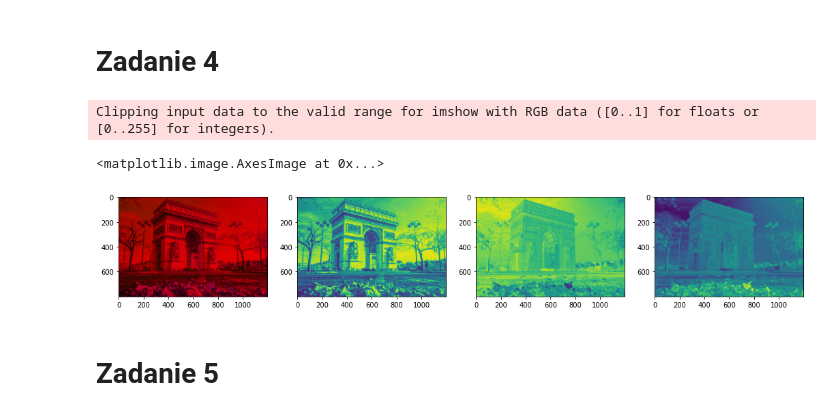
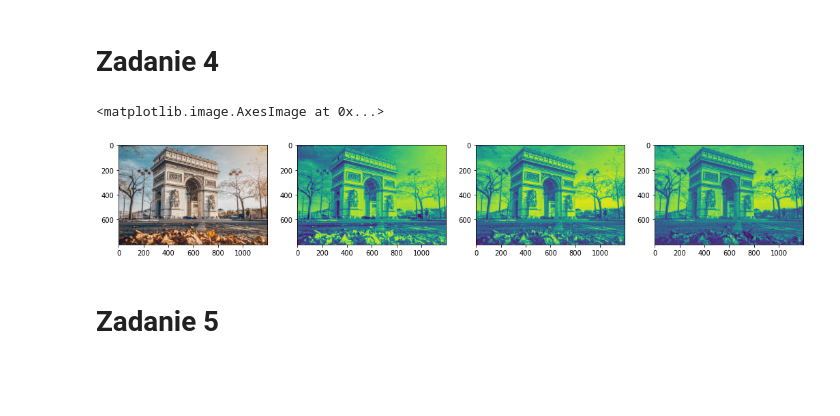
Before and after one commit to BartoszRudnik/InzynieriaObrazow, a Jupyter notebook: lab3/rozwiązania.ipynb, the cells around one changed output. Saved outputs shown, nothing was run; the diff lists cells and outputs as text; code cells hidden in the pictures; blank space fills up the shorter version.

```diff
--- a/lab3/rozwiązania.ipynb
+++ b/lab3/rozwiązania.ipynb
@@ -39,15 +39,16 @@ new_image = np.array(image, dtype='float32')
 new_image /= 255
 
 matrix = [
-    [0.393, 0.349, 0.272],
-    [0.769, 0.689, 0.534],
-    [0.189, 0.168, 0.131],
+    [0.393, 0.769, 0.189],
+    [0.349, 0.689, 0.168],
+    [0.272, 0.534, 0.131],
 ]
-
-new_image = np.dot(new_image, matrix)
 
 for i in range(len(new_image)):
     for j in range(len(new_image[i])):
+        new_image[i][j][0] = np.dot(matrix[0], new_image[i][j])
+        new_image[i][j][1] = np.dot(matrix[1], new_image[i][j])
+        new_image[i][j][2] = np.dot(matrix[2], new_image[i][j])
         for z in range(len(new_image[i][j])):
             if new_image[i][j][z] > 1:
                 new_image[i][j][z] = 1
@@ -98,51 +110,59 @@ from matplotlib import pyplot as plt
 plt.rcParams["figure.figsize"] = (18, 10)
 fig, ax = plt.subplots(1, 4)
 
 image = cv.imread("images/example.jpg")
 image = cv.cvtColor(image, cv.COLOR_BGR2RGB)
 
-new_image = np.array(image, dtype='float32')
-new_image /= 255
+new_image = image.copy()
 
 matrix = [
-    [0.229, -0.168, 0.500],
-    [0.587, -0.331, -0.418],
-    [0.114, 0.500, -0.082],
+    [0.229, 0.587, 0.114],
+    [0.500, -0.418, -0.082],
+    [-0.168, -0.331, 0.500],
 ]
 
-new_image = np.dot(new_image, matrix)
+for i in range(len(new_image)):
+    for j in range(len(new_image[i])):
+        new_imageYCrCb[i][j][0] = np.dot(matrix[0], new_image[i][j])
+        new_imageYCrCb[i][j][1] = np.dot(matrix[1], new_image[i][j],) + 128
+        new_imageYCrCb[i][j][2] = np.dot(matrix[2], new_image[i][j],) + 128
+        for z in range(len(new_image[i][j])):
+            if new_imageYCrCb[i][j][z] > 255:
+                new_imageYCrCb[i][j][z] = 255
+            if new_imageYCrCb[i][j][z] < 0:
+                new_imageYCrCb[i][j][z] = 0
 
-Cb_image = new_image[:, :, 1]
-Cr_image = new_image[:, :, 2]
+Cb_image = new_imageYCrCb[:, :, 1]
+Cr_image = new_imageYCrCb[:, :, 2]
 
 scale_percent = 50
 width = int(Cb_image.shape[1] * scale_percent / 100)
 height = int(Cb_image.shape[0] * scale_percent / 100)
 dim = (width, height)
 
 Cb_image = cv.resize(Cb_image, dim, interpolation = cv.INTER_AREA)
 Cr_image = cv.resize(Cr_image, dim, interpolation = cv.INTER_AREA)
 
 scale_percent = 200
 width = int(Cb_image.shape[1] * scale_percent / 100)
 height = int(Cb_image.shape[0] * scale_percent / 100)
 dim = (width, height)
 
-
 Cb_image = cv.resize(Cb_image, dim, interpolation = cv.INTER_AREA)
 Cr_image = cv.resize(Cr_image, dim, interpolation = cv.INTER_AREA)
 
-new_image[:, :, 1] = Cb_image
-new_image[:, :, 2] = Cr_image
+new_imageYCrCb[:, :, 1] = Cb_image
+new_imageYCrCb[:, :, 2] = Cr_image
 
-ax[0].imshow(new_image)
-ax[1].imshow(new_image[:, :, 0])
-ax[2].imshow(new_image[:, :, 1])
-ax[3].imshow(new_image[:, :, 2])
+new_imageRGB = cv.cvtColor(new_imageYCrCb, cv.COLOR_YCrCb2RGB)
+
+ax[0].imshow(new_imageRGB)
+ax[1].imshow(new_imageRGB[:, :, 0])
+ax[2].imshow(new_imageRGB[:, :, 1])
+ax[3].imshow(new_imageRGB[:, :, 2])
 # %% [output]
-Clipping input data to the valid range for imshow with RGB data ([0..1] for floats or [0..255] for integers).
+<matplotlib.image.AxesImage at 0x...>
-<matplotlib.image.AxesImage at 0x...>
-[figure, old version]
+[figure, new version]
 # %% [markdown]
 # Zadanie 5
 # %%
```
Also changed, not shown: parts of 3 cells of this notebook.
